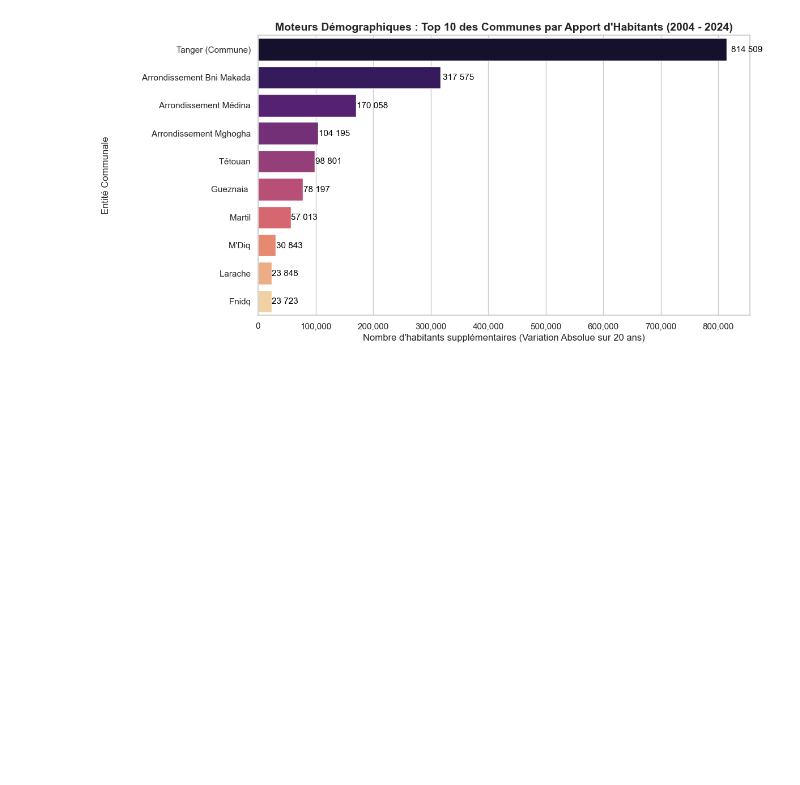
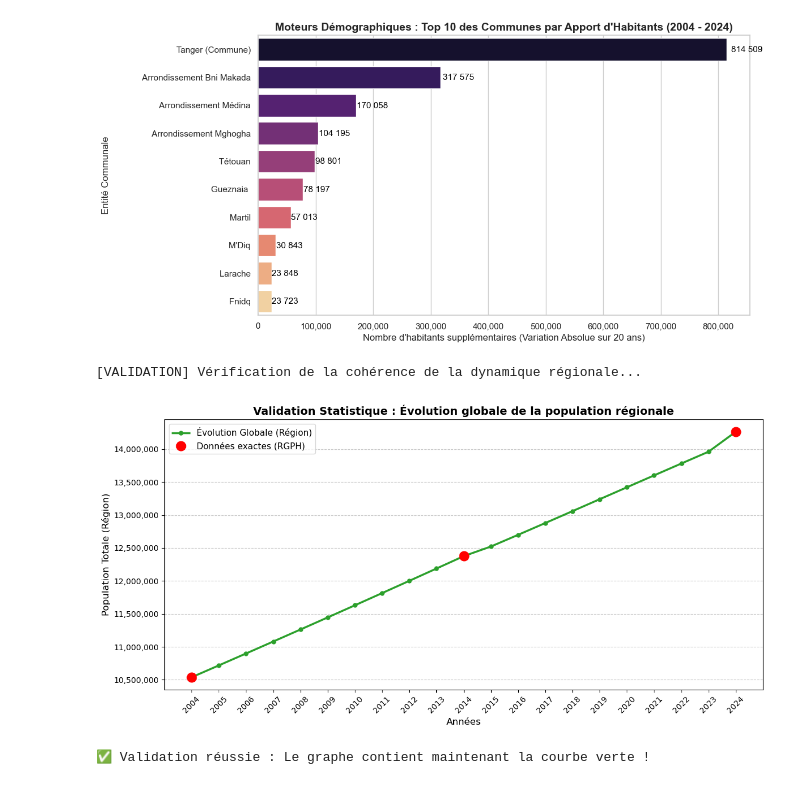
Before and after one commit to mouadafylal77/Modele-de-projection-de-population-au-region-TTA-au-Maroc, a Jupyter notebook: MODELE PREDICTION.ipynb, the cells around one changed output. Drawn from its saved outputs; the diff is of its cells as text; code cells hidden in the pictures; blank space fills up the shorter version.

Commit message:
feat(sprint-2): validation de l'imputation continue et génération du graphe régional

```diff
--- a/MODELE PREDICTION.ipynb
+++ b/MODELE PREDICTION.ipynb
@@ -725,3 +725,65 @@ plt.show()
   → Il reste exactement 170 vraies communes dans le dataset.
 [figure]
 [figure]
+# %%
+import pandas as pd
+import matplotlib.pyplot as plt
+import matplotlib.ticker as ticker
+import numpy as np
+
+# 0. Chargement des données
+df = pd.read_csv("population_preparee_finale.csv", sep=";", decimal=",", encoding="utf-8-sig")
+
+print("\n[VALIDATION] Vérification de la cohérence de la dynamique régionale...")
+
+# 1. Extraction dynamique des années (colonnes nommées pop_2004, pop_2005, ...)
+colonnes_annees = [col for col in df.columns if col.startswith('pop_') and col[4:].isdigit()]
+colonnes_annees.sort(key=lambda x: int(x[4:]))
+
+# 2. Forcer le format numérique
+for col in colonnes_annees:
+    df[col] = pd.to_numeric(
+        df[col].astype(str).str.replace(r'\s+', '', regex=True).str.replace(',', '.'),
+        errors='coerce'
+    )
+
+# 3. Calcul de l'évolution régionale (sans la ligne National)
+df_regions = df[df['zone_geographique'].str.strip() != 'National']
+evolution = df_regions[colonnes_annees].sum()
+
+# 4. Préparation des données pour le graphe
+x_labels = [col[4:] for col in colonnes_annees]  # 2004, 2005, ...
+y_values = evolution.values
+
+# 5. Identifier les années RGPH
+rgph_years = ['2004', '2014', '2024']
+rgph_indices = [x_labels.index(y) for y in rgph_years if y in x_labels]
+x_rgph = [x_labels[i] for i in rgph_indices]
+y_rgph = [y_values[i] for i in rgph_indices]
+
+# 6. Visualisation
+fig, ax = plt.subplots(figsize=(12, 6))
+
+ax.plot(x_labels, y_values, marker='o', markersize=5, linestyle='-',
+        color='#2ca02c', linewidth=2.5, label='Évolution Globale (Région)')
+
+ax.plot(x_rgph, y_rgph, 'ro', markersize=12, zorder=5, label='Données exactes (RGPH)')
+
+ax.set_title("Validation Statistique : Évolution globale de la population régionale",
+             fontsize=14, fontweight='bold')
+ax.set_xlabel("Années", fontsize=12)
+ax.set_ylabel("Population Totale (Région)", fontsize=12)
+ax.grid(axis='y', linestyle='--', alpha=0.7)
+ax.legend(fontsize=11)
+plt.xticks(rotation=45)
+ax.yaxis.set_major_formatter(ticker.StrMethodFormatter('{x:,.0f}'))
+
+plt.tight_layout()
+plt.savefig('fig_05_validation_regionale.png', dpi=300)
+plt.show()
+
+print("✅ Validation réussie : Le graphe contient maintenant la courbe verte !")
+# %% [output]
+[VALIDATION] Vérification de la cohérence de la dynamique régionale...
+[figure, added]
+✅ Validation réussie : Le graphe contient maintenant la courbe verte !
```
